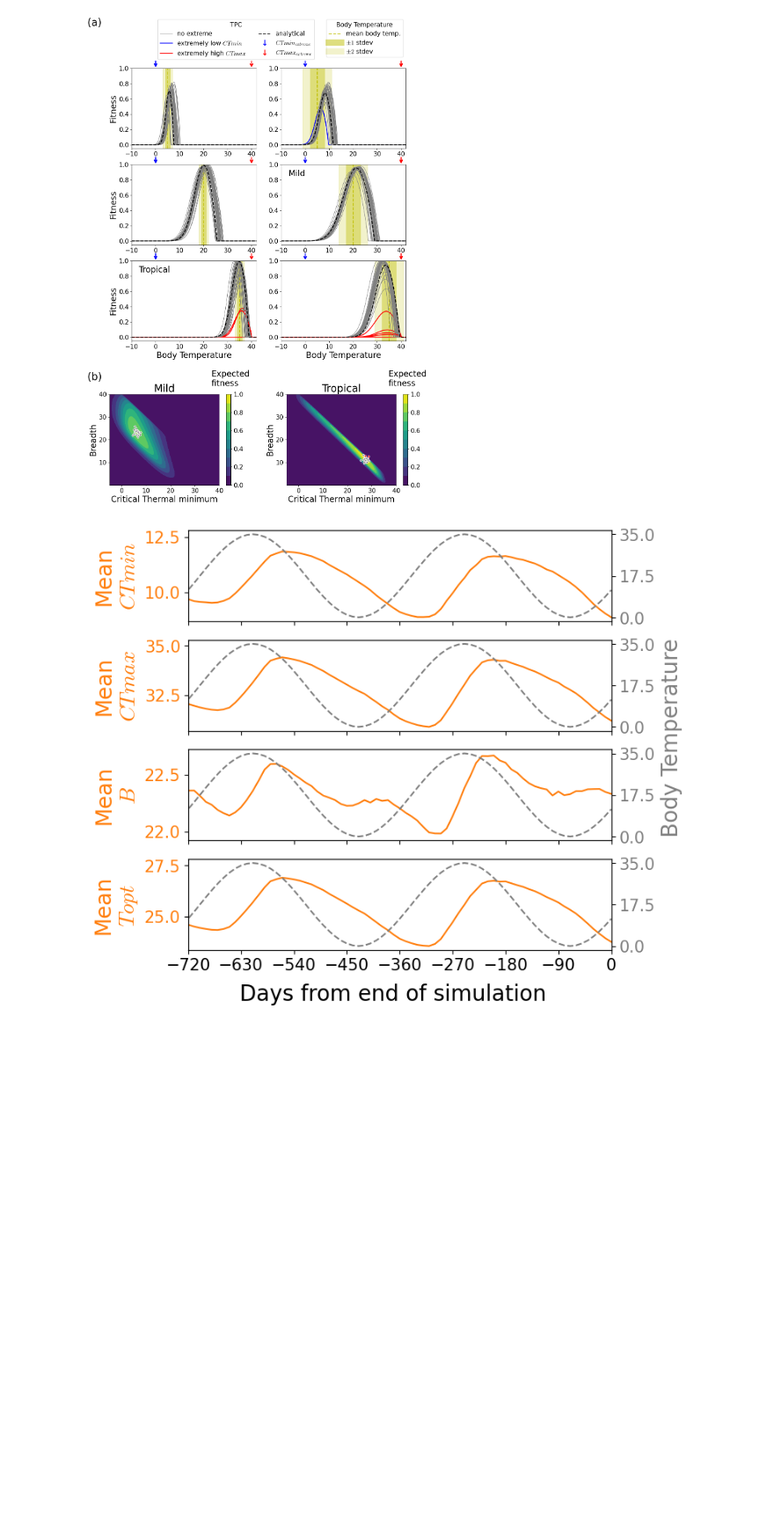
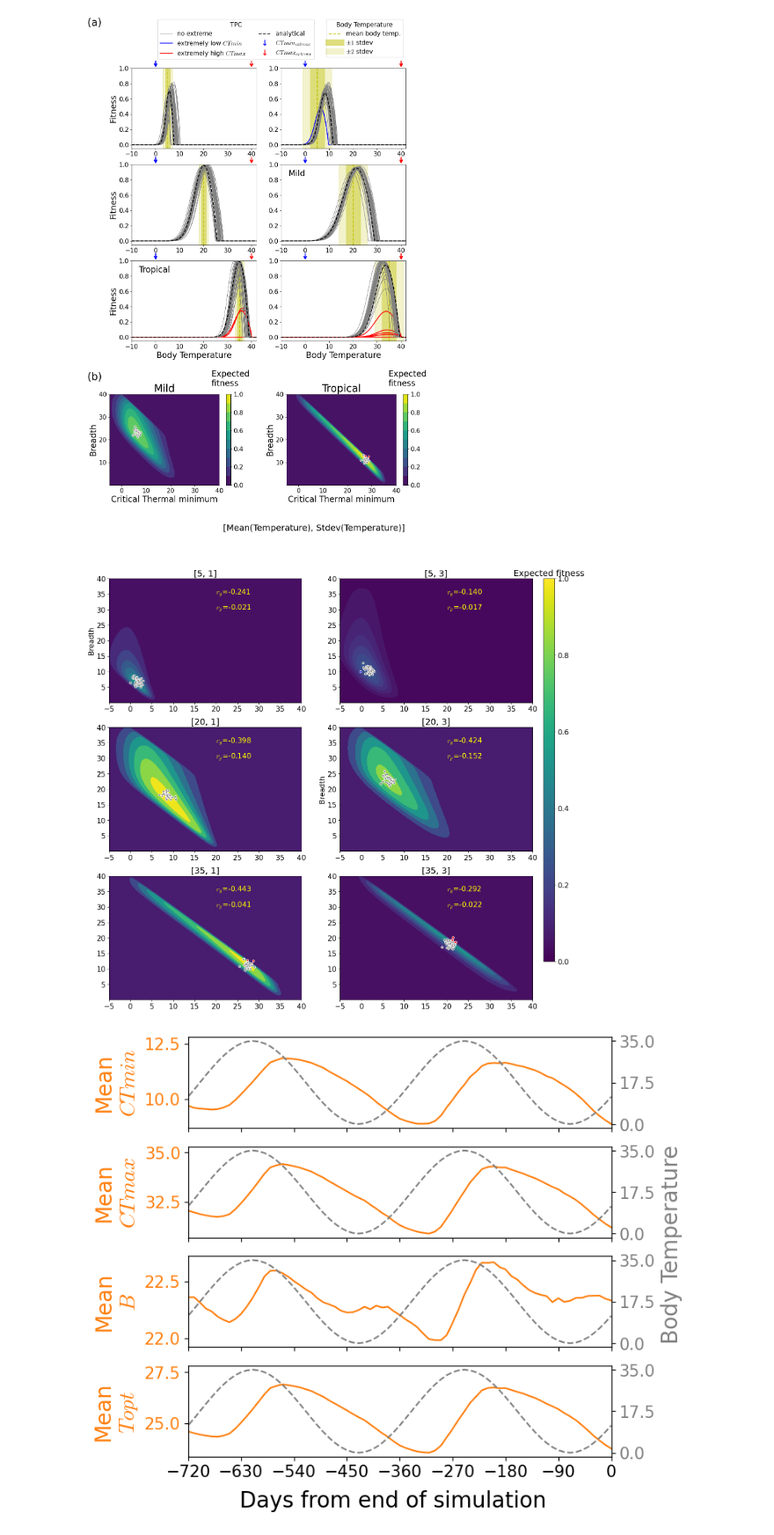
Before and after one commit to jiseonmin/TPC_evolution_SLiM, a Jupyter notebook: notebooks/Main_figures.ipynb, the cells around one changed output. Shown at 88% size. Cells and saved outputs as stored; diff of their text form; code cells hidden in the pictures; blank space fills up the shorter version.

```diff
--- a/notebooks/Main_figures.ipynb
+++ b/notebooks/Main_figures.ipynb
@@ -360,4 +361,100 @@ muT=20, sigmaT=3
 muT=35, sigmaT=1
 muT=35, sigmaT=3
 [figure]
+# %%
+# Figure 3
+plt.rcParams.update({'font.size': 15})
+params = pd.read_csv("../scripts/01_prepare_input_parameters/gaussian_params.csv")
+params = params[(params.STDEV_TEMP < 10)]
+params_sub = params[(params.seed == 29)]
+params_sub = params_sub.sort_values(by=['MEAN_TEMP', 'STDEV_TEMP']).reset_index(drop=True)
+
+muTs = params_sub.MEAN_TEMP.unique()
+sigmaTs = params_sub.STDEV_TEMP.unique()
+fig, ax = plt.subplots(figsize=(16, 16), nrows=3, ncols=2)
+fig.suptitle("[Mean(Temperature), Stdev(Temperature)]")
+threshold = 0.5 # threshold for coloring - when the parameter is within critical value
+
+for i, subax in enumerate(ax.flat):
+    if i%3==0:
+        subax.set_ylabel("Breadth")
+    if i>=6:
+        subax.set_xlabel("Critical Thermal minimum")
+
+for index, row in params_sub.iterrows():
+    # locate muT and sigmaT in the unique list
+    i = list(muTs).index(row.MEAN_TEMP)
+    j = list(sigmaTs).index(row.STDEV_TEMP)
+    B_and_CTmin = pd.read_csv(f"{datadir}gaussian_MEAN_TEMP_{row.MEAN_TEMP}_STDEV_TEMP_{row.STDEV_TEMP}_seed_{row.seed}.csv", engine='python', sep=', ')
+    analytical_info = np.load(f"{datadir}gaussian_MEAN_TEMP_{row.MEAN_TEMP}_STDEV_TEMP_{row.STDEV_TEMP}_analytical_info.npz", allow_pickle=True)
+
+    Bs_final = np.array(B_and_CTmin.B)
+    CTmins_final = np.array(B_and_CTmin.CTmin)
+    random.seed(4)
+    sample_idx = random.sample(range(len(Bs_final)), 40)
+    colors = []
+    for B, CTmin in zip(Bs_final[sample_idx], CTmins_final[sample_idx]):
+        w_CTmin = tpc_object.w_CTmin(CTmin)
+        w_B = tpc_object.w_B(B)
+        CTmax = CTmin + B
+        w_CTmax = tpc_object.w_CTmax(CTmax)
+        if (w_B < threshold) and (w_CTmin > threshold) and (w_CTmax > threshold):
+            # Too generalist
+            color = 'g'
+            alpha = 1
+        elif (w_CTmin < threshold) and (w_B > threshold) and (w_CTmax > threshold):
+            # Too much cold adaptation
+            color = 'b'
+            alpha = 1
+        elif (w_B > threshold) and (w_CTmin > threshold) and (w_CTmax < threshold):
+            # Too much heat adaptation
+            color = 'r'
+            alpha = 1
+        elif (np.array([w_B, w_CTmin, w_CTmax]) > threshold).all():
+            # not limited by any of 3 physiological constraints
+            color = 'grey'
+            alpha = 1
+        else:
+            print("constrained by more than one types of limits")
+            continue
+        colors.append(color)
+
+
+    contour = ax[i,j].contourf(analytical_info['CTmin_grid'],
+                                  analytical_info['B_grid'],
+                                  analytical_info['W_contour'],
+                                  vmin=0, vmax=1,
+                                  cmap='viridis')
+    ax[i,j].scatter(CTmins_final[sample_idx], Bs_final[sample_idx], marker='o', edgecolor='w', facecolor=colors, s=20)
+    ax[i,j].set_title(f"[{row.MEAN_TEMP}, {row.STDEV_TEMP}]")
+
+    # Calculate genetic covariance (sum of effect sizes in QTN_CTmin vs. QTN_B)
+    ts = tskit.load(f"{datadir}gaussian_MEAN_TEMP_{row.MEAN_TEMP}_STDEV_TEMP_{row.STDEV_TEMP}_seed_{row.seed}.trees")
+    G_CTmin_list = np.zeros(ts.num_individuals)
+    G_B_list = np.zeros(ts.num_individuals)
+
+    var_idx = 0
+    for var in ts.variants():
+        gene_dose = var.genotypes[::2] + var.genotypes[1::2]
+        s = var.site.mutations[0].metadata['mutation_list'][0]['selection_coeff']
+        if var.site.mutations[0].metadata['mutation_list'][0]['mutation_type'] == 2:
+        # m2, i.e. QTN for B
+            G_B_list += gene_dose * s
+        elif var.site.mutations[0].metadata['mutation_list'][0]['mutation_type'] == 3:
+            G_CTmin_list += gene_dose * s
+        else:
+            print("undefined mutation type")
+        var_idx += 1
+
+    g_corr = np.corrcoef(G_B_list, G_CTmin_list)[0,1]
+    ax[i,j].text(20, 35, f"$r_g$={g_corr:.3f}", color='yellow')
+    p_corr = np.corrcoef(Bs_final, CTmins_final)[0,1]
+    ax[i,j].text(20, 30, f"$r_p$={p_corr:.3f}", color='yellow')
+cbar_ax = fig.add_axes([0.92, 0.18, 0.02, 0.7])  # [left, bottom, width, height]
+fig.colorbar(ScalarMappable(norm=Normalize(vmin=0, vmax=1), cmap='viridis'),
+             cax=cbar_ax, orientation='vertical')
+cbar_ax.set_title("Expected fitness")
+fig.savefig("../figures/SI_Fig2_sample_TPCs_on_fitness_landscape.pdf", bbox_inches='tight')
+# %% [output]
+[figure, added]
 # %%
```
Also changed, not shown: parts of 9 cells of this notebook, 5 other files.
